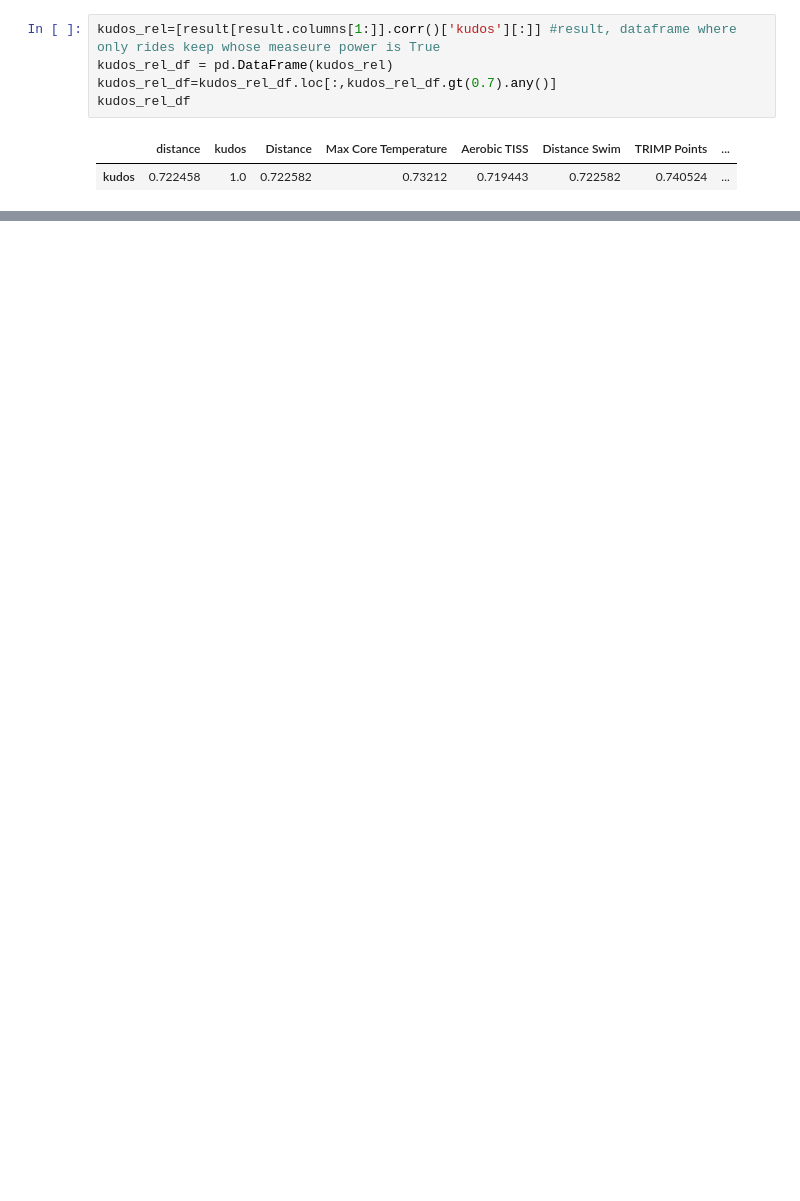
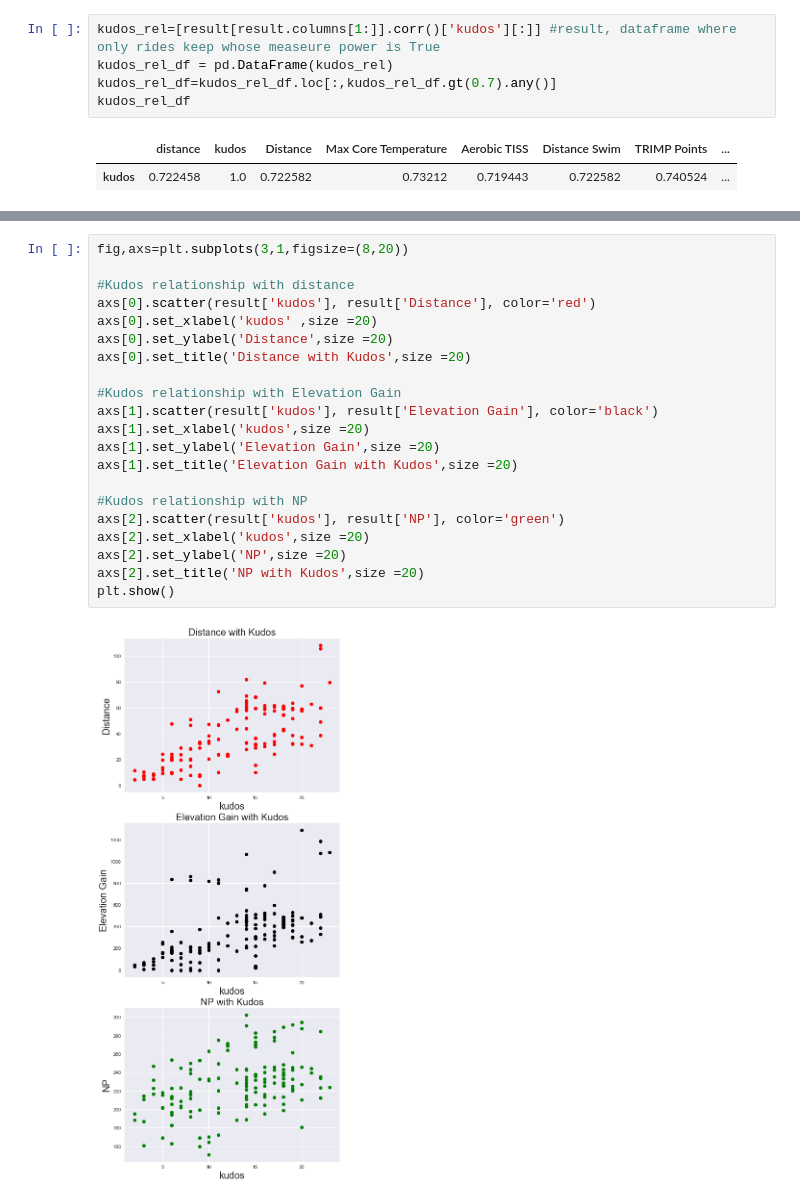
Before and after one commit to shubhamrana2374/Portfolio, a Jupyter notebook: Portfolio 1.ipynb, the cells around one changed output, grey strips where cells are left out. Drawn from its saved outputs; the diff is of its cells as text; blank space fills up the shorter version.

```diff
--- a/Portfolio 1.ipynb
+++ b/Portfolio 1.ipynb
@@ -384 +419,24 @@ kudos_rel_df
+# %%
+fig,axs=plt.subplots(3,1,figsize=(8,20))
+
+#Kudos relationship with distance
+axs[0].scatter(result['kudos'], result['Distance'], color='red')
+axs[0].set_xlabel('kudos' ,size =20)
+axs[0].set_ylabel('Distance',size =20)
+axs[0].set_title('Distance with Kudos',size =20)
+
+#Kudos relationship with Elevation Gain
+axs[1].scatter(result['kudos'], result['Elevation Gain'], color='black')
+axs[1].set_xlabel('kudos',size =20)
+axs[1].set_ylabel('Elevation Gain',size =20)
+axs[1].set_title('Elevation Gain with Kudos',size =20)
+
+#Kudos relationship with NP
+axs[2].scatter(result['kudos'], result['NP'], color='green')
+axs[2].set_xlabel('kudos',size =20)
+axs[2].set_ylabel('NP',size =20)
+axs[2].set_title('NP with Kudos',size =20)
+plt.show()
+# %% [output]
+[figure, added]
 # %% [markdown]
```
Also changed, not shown: parts of 48 cells of this notebook.
